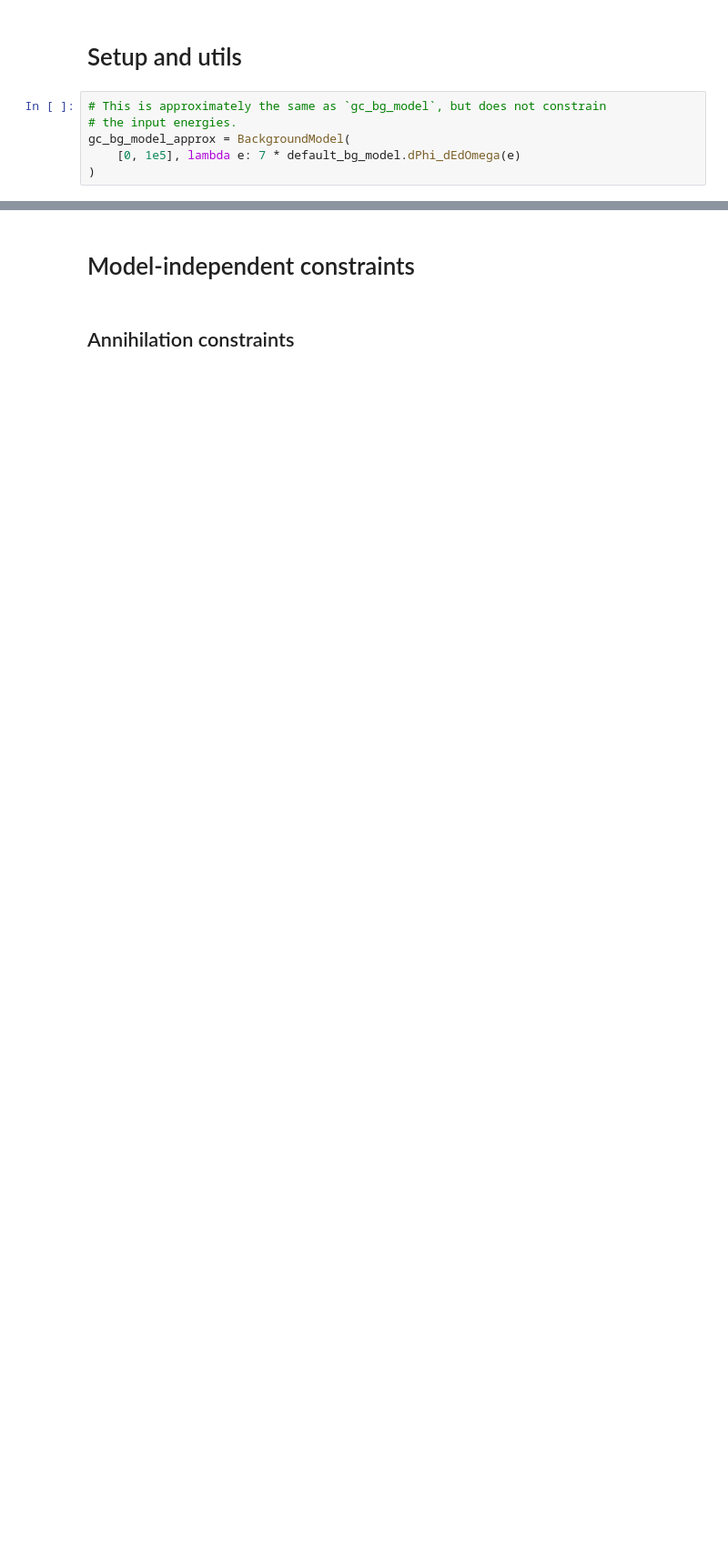
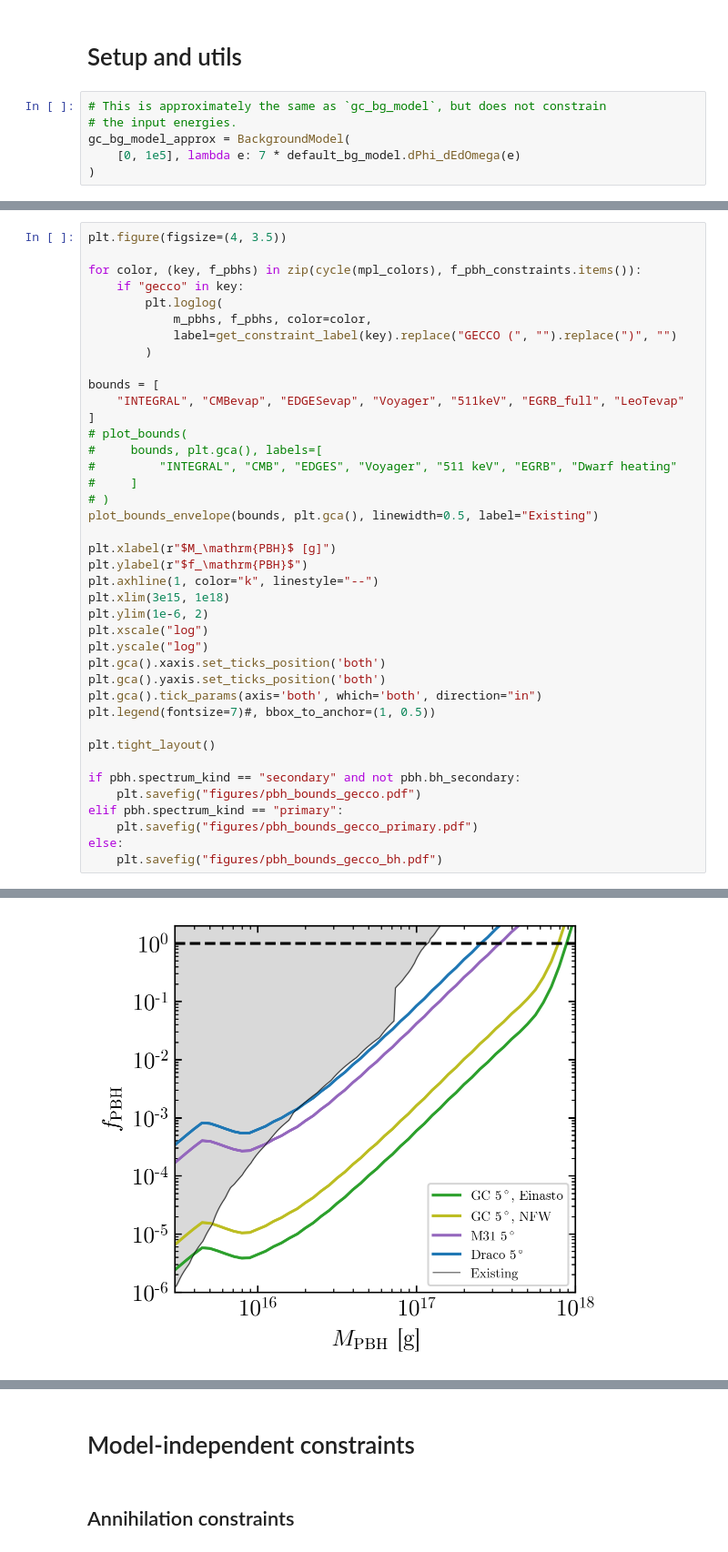
Before and after one commit to LoganAMorrison/Hazma, a Jupyter notebook: notebooks/dev/ac-01-gecco_limits.ipynb, the cells around one changed output, grey strips where cells are left out. Shown at 91% size. Saved outputs shown, nothing was run; the diff lists cells and outputs as text; blank space fills up the shorter version.

```diff
--- a/notebooks/dev/ac-01-gecco_limits.ipynb
+++ b/notebooks/dev/ac-01-gecco_limits.ipynb
@@ -179,0 +499,41 @@ def get_formatted_fig(nrows, ncols, figsize, xlim, ylim):
+# %%
+plt.figure(figsize=(4, 3.5))
+
+for color, (key, f_pbhs) in zip(cycle(mpl_colors), f_pbh_constraints.items()):
+    if "gecco" in key:
+        plt.loglog(
+            m_pbhs, f_pbhs, color=color,
+            label=get_constraint_label(key).replace("GECCO (", "").replace(")", "")
+        )
+
+bounds = [
+    "INTEGRAL", "CMBevap", "EDGESevap", "Voyager", "511keV", "EGRB_full", "LeoTevap"
+]
+# plot_bounds(
+#     bounds, plt.gca(), labels=[
+#         "INTEGRAL", "CMB", "EDGES", "Voyager", "511 keV", "EGRB", "Dwarf heating"
+#     ]
+# )
+plot_bounds_envelope(bounds, plt.gca(), linewidth=0.5, label="Existing")
+
+plt.xlabel(r"$M_\mathrm{PBH}$ [g]")
+plt.ylabel(r"$f_\mathrm{PBH}$")
+plt.axhline(1, color="k", linestyle="--")
+plt.xlim(3e15, 1e18)
+plt.ylim(1e-6, 2)
+plt.xscale("log")
+plt.yscale("log")
+plt.gca().xaxis.set_ticks_position('both')
+plt.gca().yaxis.set_ticks_position('both')
+plt.gca().tick_params(axis='both', which='both', direction="in")
+plt.legend(fontsize=7)#, bbox_to_anchor=(1, 0.5))
+
+plt.tight_layout()
+
+if pbh.spectrum_kind == "secondary" and not pbh.bh_secondary:
+    plt.savefig("figures/pbh_bounds_gecco.pdf")
+elif pbh.spectrum_kind == "primary":
+    plt.savefig("figures/pbh_bounds_gecco_primary.pdf")
+else:
+    plt.savefig("figures/pbh_bounds_gecco_bh.pdf")
+# %% [output]
@@ -179,0 +541 @@ def get_formatted_fig(nrows, ncols, figsize, xlim, ylim):
+[figure, added]
```
Also changed, not shown: parts of 48 cells of this notebook, 2 other files.
